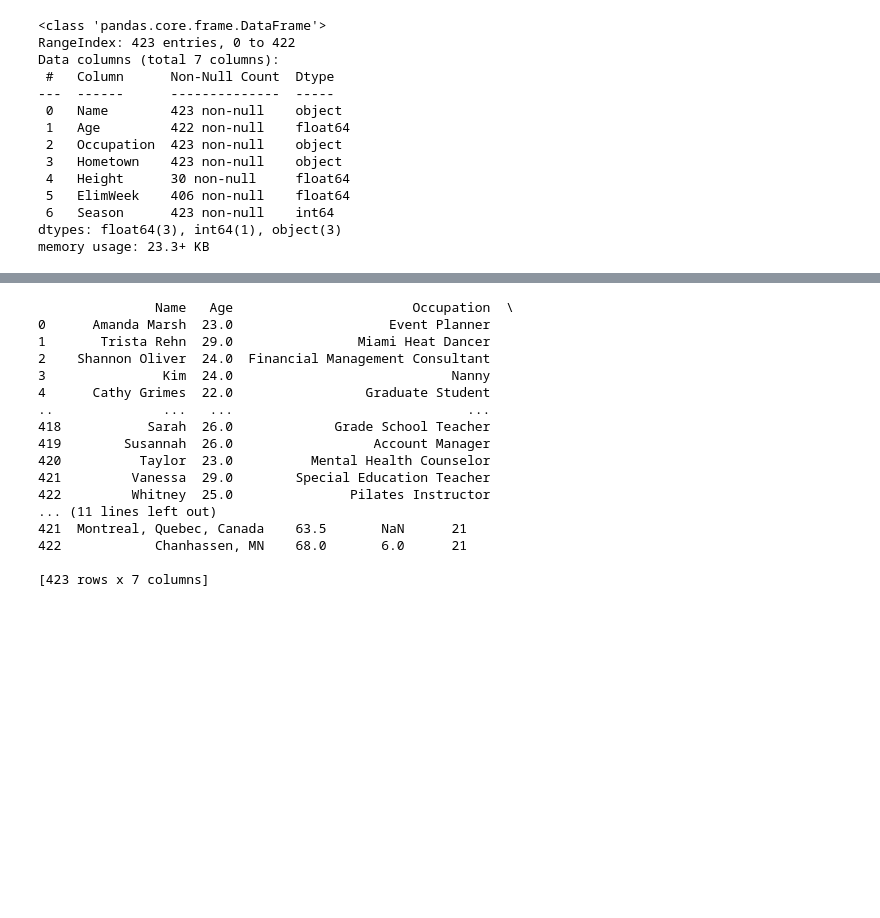
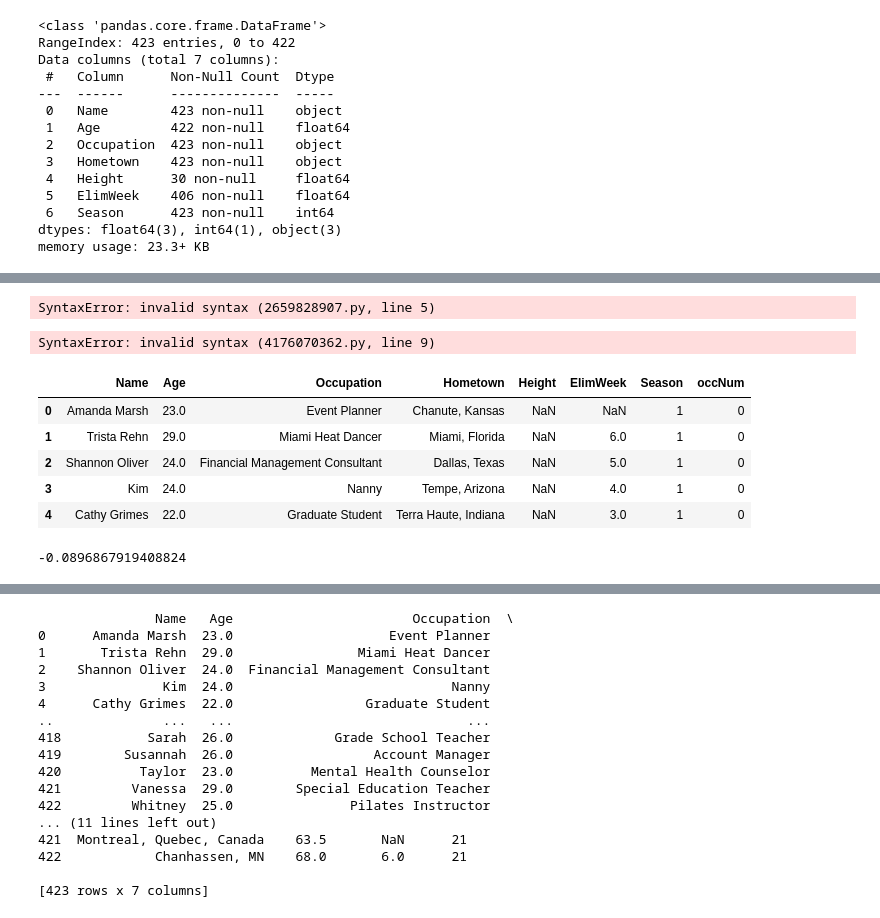
Before and after one commit to Rain0rShine/ML, a Jupyter notebook: RFP+#1+Template.ipynb, the cells around one changed output, grey strips where cells are left out. Cells and saved outputs as stored; diff of their text form; code cells hidden in the pictures; blank space fills up the shorter version.

```diff
--- a/RFP+#1+Template.ipynb
+++ b/RFP+#1+Template.ipynb
@@ -41,0 +76,79 @@ memory usage: 23.3+ KB
+# %%
+occNum = []
+contest['occNum'] = occNum
+
+for i in range(len(contest)):
+    if (contest['Occupation'][i].index('student') >= 0 or contest['Occupation'][i].index('graduate') >= 0 )
+    {
+        contest['occNum'] = 4
+    }
+# %% [output]
+SyntaxError: invalid syntax (2659828907.py, line 5)
+# %%
+# Initialize an empty list to store occupation numbers
+occNum = []
+
+# Loop through each row in the DataFrame
+for i in range(len(contest)):
+    # Check if the occupation contains 'student' or 'graduate'
+    if 'student' in contest['Occupation'][i] or 'graduate' in contest['Occupation'][i]:
+        occNum.append(2)  # Append 2 if the occupation is student or graduate
+    elif 'teacher'in contest['Occupation'][i] or 'nanny' in contest['Occupation'][i] in contest['Occupation'][i]
+    or 'intructor' in contest['Occupation'][i] or 'conselor' in contest['Occupation'][i]:
+        occNum.append(3)
+    elif 'manage'in contest['Occupation'][i] or 'consultant' in contest['Occupation'][i]
+    or 'sale' in contest['Occupation'][i] or 'representative' in contest['Occupation'][i]:
+        occNum.append(1)
+    elif 'nurse'in contest['Occupation'][i] or 'doctor' in contest['Occupation'][i]
+    or 'physician' in contest['Occupation'][i] or 'psychologist' in contest['Occupation'][i]:
+        occNum.append(5)
+    elif 'dancer'in contest['Occupation'][i] or 'model' in contest['Occupation'][i]
+    or 'singer' in contest['Occupation'][i] or 'stylist' in contest['Occupation'][i]
+    or 'artist' in contest['Occupation'][i] or 'designer' in contest['Occupation'][i]:
+        occNum.append(4)
+    else:
+        occNum.append(0)  # Append 0 for other occupations
+
+# Assign the populated occNum list to the 'occNum' column in the DataFrame
+contest['occNum'] = occNum
+# %% [output]
+SyntaxError: invalid syntax (4176070362.py, line 9)
+# %%
+# Initialize an empty list to store occupation numbers
+occNum = []
+
+# Loop through each row in the DataFrame
+for i in range(len(contest)):
+    # Check if the occupation contains 'student' or 'graduate'
+    if 'student' in contest['Occupation'][i] or 'graduate' in contest['Occupation'][i]:
+        occNum.append(5)  # Append 2 if the occupation is student or graduate
+    # Check if the occupation contains teacher-related roles
+    elif 'teacher' in contest['Occupation'][i] or 'nanny' in contest['Occupation'][i] or 'instructor' in contest['Occupation'][i] or 'counselor' in contest['Occupation'][i]:
+        occNum.append(2)
+    # Check if the occupation contains management or sales-related roles
+    elif 'manage' in contest['Occupation'][i] or 'consultant' in contest['Occupation'][i] or 'sales' in contest['Occupation'][i] or 'representative' in contest['Occupation'][i]:
+        occNum.append(1)
+    # Check if the occupation contains medical-related roles
+    elif 'nurse' in contest['Occupation'][i] or 'doctor' in contest['Occupation'][i] or 'physician' in contest['Occupation'][i] or 'psychologist' in contest['Occupation'][i]:
+        occNum.append(4)
+    # Check if the occupation contains artistic or performance-related roles
+    elif 'dancer' in contest['Occupation'][i] or 'model' in contest['Occupation'][i] or 'singer' in contest['Occupation'][i] or 'stylist' in contest['Occupation'][i] or 'artist' in contest['Occupation'][i] or 'designer' in contest['Occupation'][i]:
+        occNum.append(3)
+    else:
+        occNum.append(0)  # Append 0 for other occupations
+
+# Assign the populated occNum list to the 'occNum' column in the DataFrame
+contest['occNum'] = occNum
+# %%
+contest.head()
+# %% [output]
+|  | Name | Age | Occupation | Hometown | Height | ElimWeek | Season | occNum |
+| 0 | Amanda Marsh | 23.0 | Event Planner | Chanute, Kansas | NaN | NaN | 1 | 0 |
+| 1 | Trista Rehn | 29.0 | Miami Heat Dancer | Miami, Florida | NaN | 6.0 | 1 | 0 |
+| 2 | Shannon Oliver | 24.0 | Financial Management Consultant | Dallas, Texas | NaN | 5.0 | 1 | 0 |
+| 3 | Kim | 24.0 | Nanny | Tempe, Arizona | NaN | 4.0 | 1 | 0 |
+| 4 | Cathy Grimes | 22.0 | Graduate Student | Terra Haute, Indiana | NaN | 3.0 | 1 | 0 |
+# %%
+contest['occNum'].corr(contest['ElimWeek'])
+# %% [output]
+-0.0896867919408824
```
Also changed, not shown: parts of 6 cells of this notebook, 2 other files.
